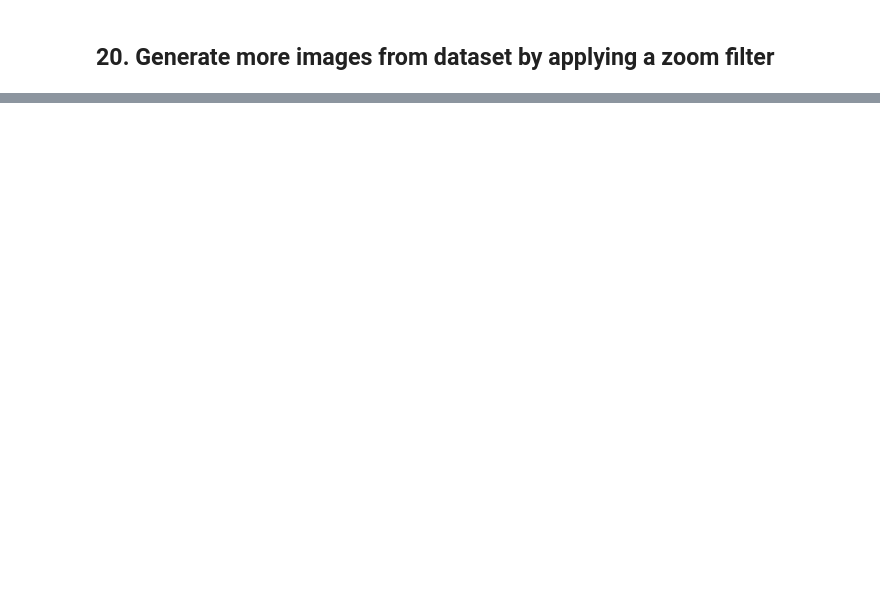
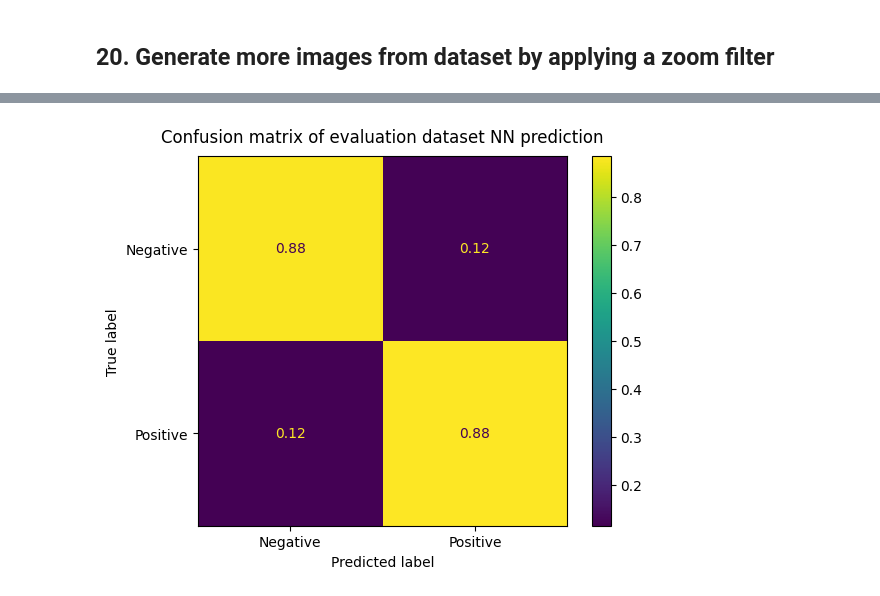
Before and after one commit to alexngys/AMLS_23-24_SN20000879, a Jupyter notebook: A/train.ipynb, the cells around one changed output, grey strips where cells are left out. Saved outputs shown, nothing was run; the diff lists cells and outputs as text; code cells hidden in the pictures; blank space fills up the shorter version.

```diff
--- a/A/train.ipynb
+++ b/A/train.ipynb
@@ -387,0 +479,13 @@ plt.show()
+# %%
+NN_test_prediction = NN_model.predict(test_images)
+
+NN_test_prediction = np.argmax(NN_test_prediction, axis=1)
+
+result = confusion_matrix(test_labels, NN_test_prediction , normalize='true')
+
+cm_display = ConfusionMatrixDisplay(confusion_matrix = result, display_labels = ['Negative','Positive'])
+
+cm_display.plot()
+plt.title("Confusion matrix of evaluation dataset NN prediction", pad=10)
+plt.show()
+# %% [output]
@@ -387,0 +493 @@ plt.show()
+[figure, added]
```
Also changed, not shown: parts of 18 cells of this notebook, 2 other files.
